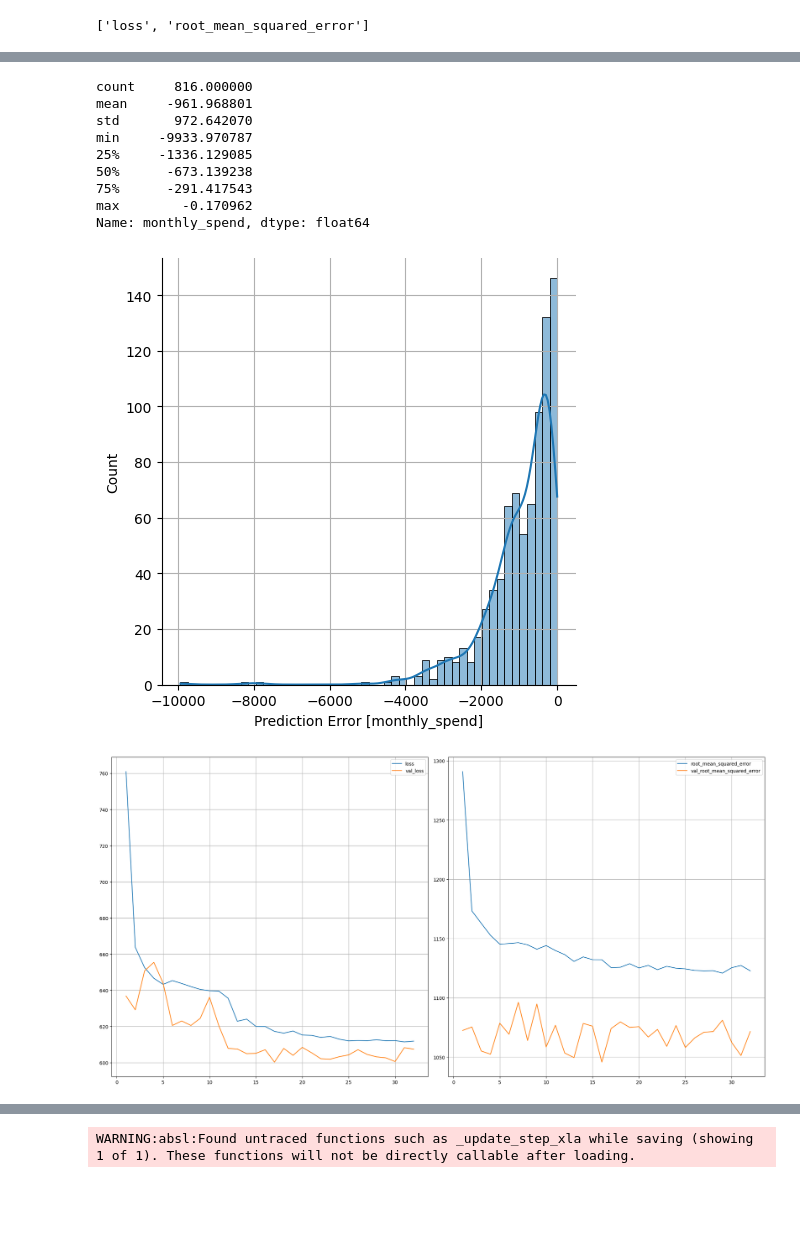
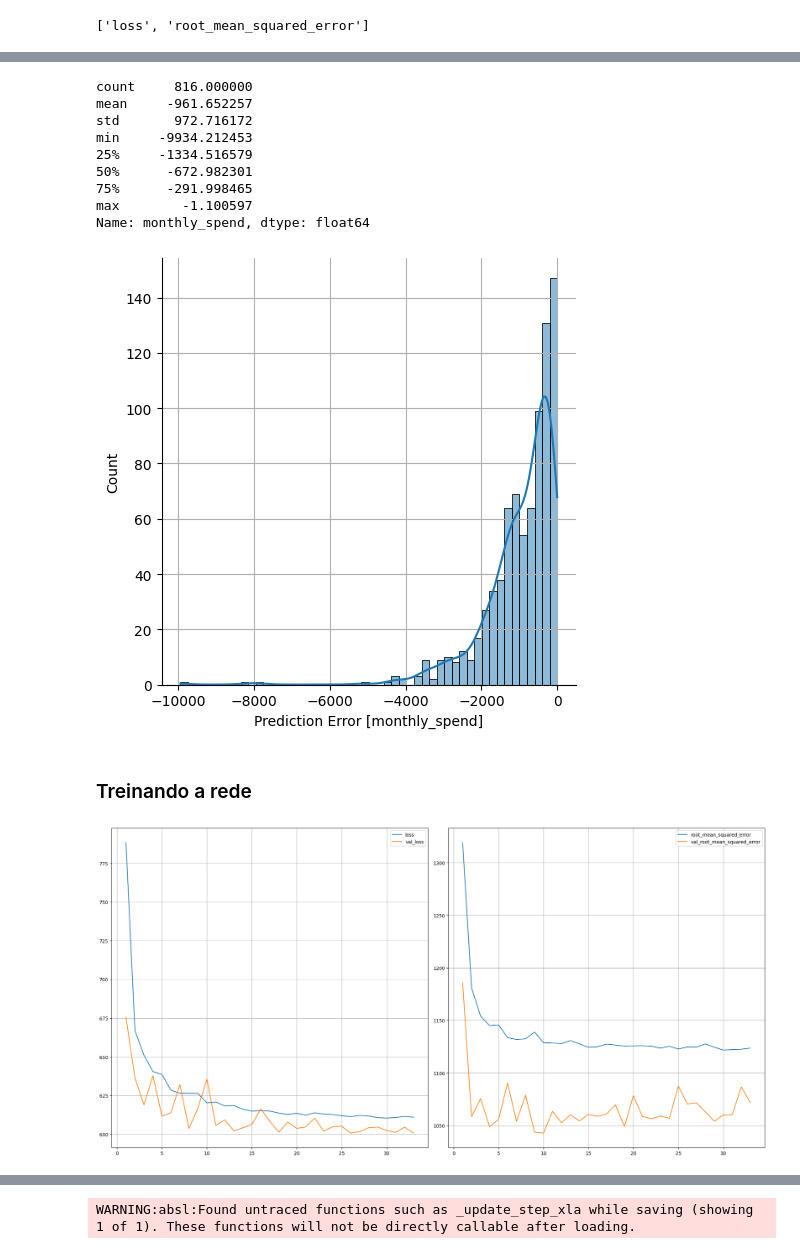
Before and after one commit to FerPapi/fineng-mba-usp, a Jupyter notebook: num_calc/nn/nn_spend_regressor.ipynb, the cells around one changed output, grey strips where cells are left out. Cells and saved outputs as stored; diff of their text form; code cells hidden in the pictures; blank space fills up the shorter version.

```diff
--- a/num_calc/nn/nn_spend_regressor.ipynb
+++ b/num_calc/nn/nn_spend_regressor.ipynb
@@ -196,35 +180,37 @@ plt.plot(lims, lims, 'r--')
 [figure]
 # %%
 error = test_predictions - test_labels
-print(error.describe())
 sns.displot(error, bins=50, kde=True)
 plt.grid()
 plt.xlabel('Prediction Error [monthly_spend]')
 _ = plt.ylabel('Count')
+error.describe().T
 # %% [output]
 count     816.000000
-mean     -961.968801
-std       972.642070
-min     -9933.970787
-25%     -1336.129085
-50%      -673.139238
-75%      -291.417543
-max        -0.170962
+mean     -961.652257
+std       972.716172
+min     -9934.212453
+25%     -1334.516579
+50%      -672.982301
+75%      -291.998465
+max        -1.100597
 Name: monthly_spend, dtype: float64
-[figure, old version]
+[figure, new version]
+# %% [markdown]
+### Treinando a rede
 # %%
 metrics_to_plot = ['loss', 'root_mean_squared_error']
 callbacks_list = [PlotLearning(metrics_to_plot),
-                  tf.keras.callbacks.EarlyStopping(monitor='val_loss', patience=20, min_delta=25)]
+                  tf.keras.callbacks.EarlyStopping(monitor='val_loss', patience=25, min_delta=10)]
 
 dnn_model.load_weights('initial_mspend_model.h5')
 
 history = dnn_model.fit(
     train_features,
     train_labels,
     validation_split=0.2,
     verbose=1,
     epochs=200,
     callbacks=callbacks_list)
 # %% [output]
-[figure, old version]
+[figure, new version]
```
Also changed, not shown: parts of 17 cells of this notebook, 4 other files.
